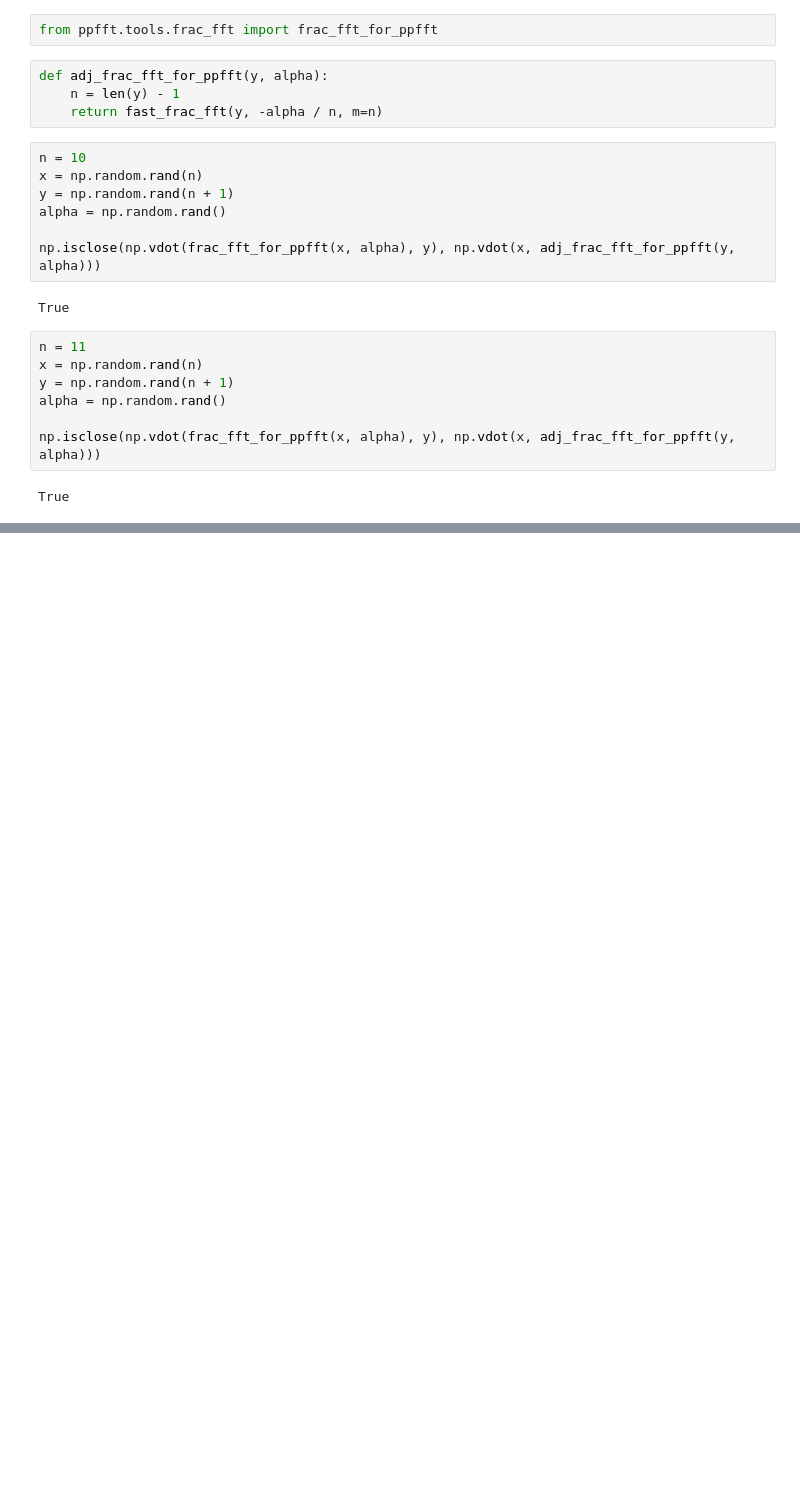
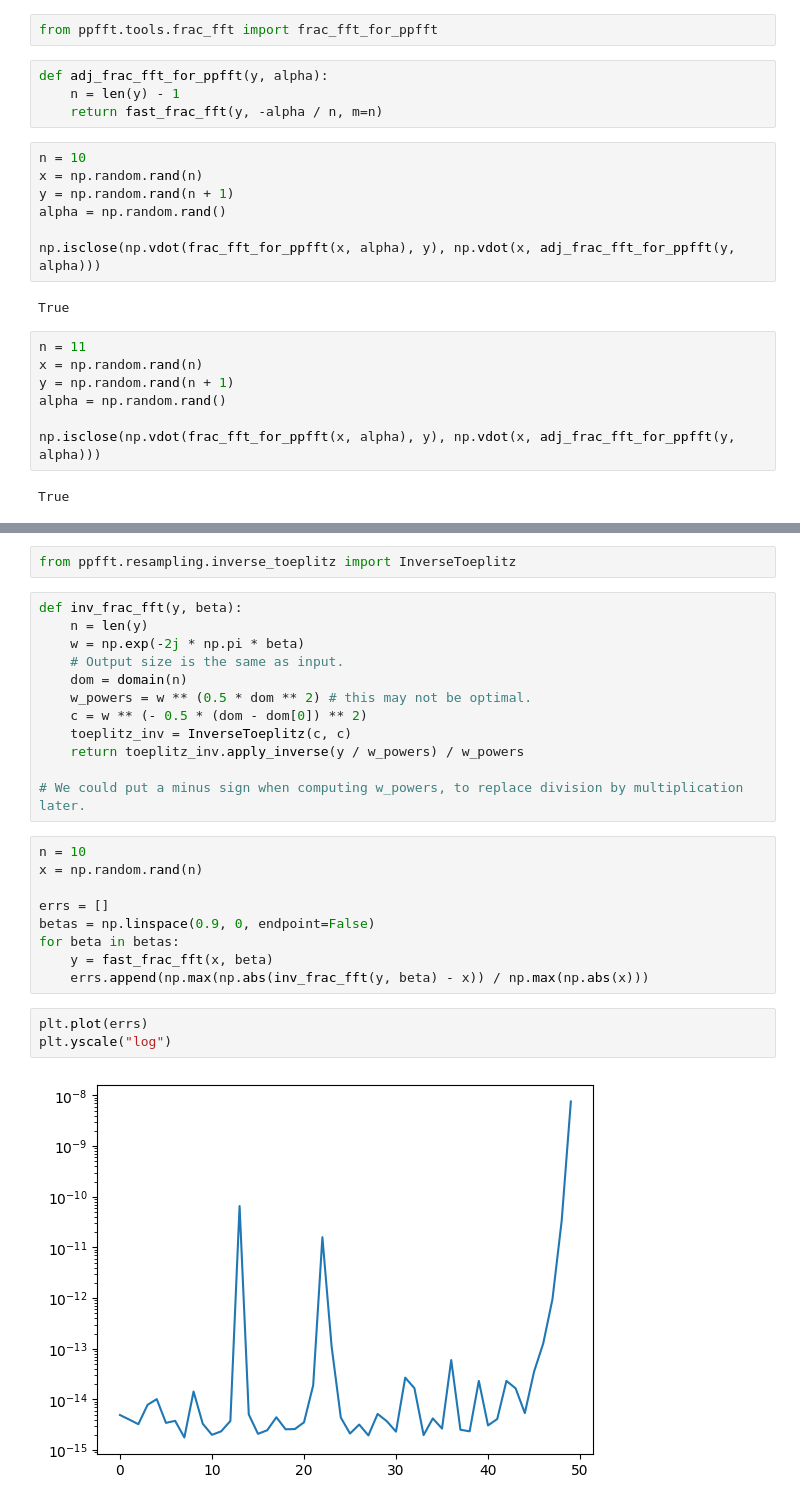
Before and after one commit to Loris0/ppfft, a Jupyter notebook: notebooks/frac_fft.ipynb, the cells around one changed output, grey strips where cells are left out. Drawn from its saved outputs; the diff is of its cells as text; blank space fills up the shorter version.

```diff
--- a/notebooks/frac_fft.ipynb
+++ b/notebooks/frac_fft.ipynb
@@ -276,0 +284,28 @@ True
+# %%
+from ppfft.resampling.inverse_toeplitz import InverseToeplitz
+# %%
+def inv_frac_fft(y, beta):
+    n = len(y)
+    w = np.exp(-2j * np.pi * beta)
+    # Output size is the same as input.
+    dom = domain(n)
+    w_powers = w ** (0.5 * dom ** 2) # this may not be optimal.
+    c = w ** (- 0.5 * (dom - dom[0]) ** 2)
+    toeplitz_inv = InverseToeplitz(c, c)
+    return toeplitz_inv.apply_inverse(y / w_powers) / w_powers
+
+# We could put a minus sign when computing w_powers, to replace division by multiplication later.
+# %%
+n = 10
+x = np.random.rand(n)
+
+errs = []
+betas = np.linspace(0.9, 0, endpoint=False)
+for beta in betas:
+    y = fast_frac_fft(x, beta)
+    errs.append(np.max(np.abs(inv_frac_fft(y, beta) - x)) / np.max(np.abs(x)))
+# %%
+plt.plot(errs)
+plt.yscale("log")
+# %% [output]
+[figure, added]
```
Also changed, not shown: parts of 9 cells of this notebook, 5 other files.
